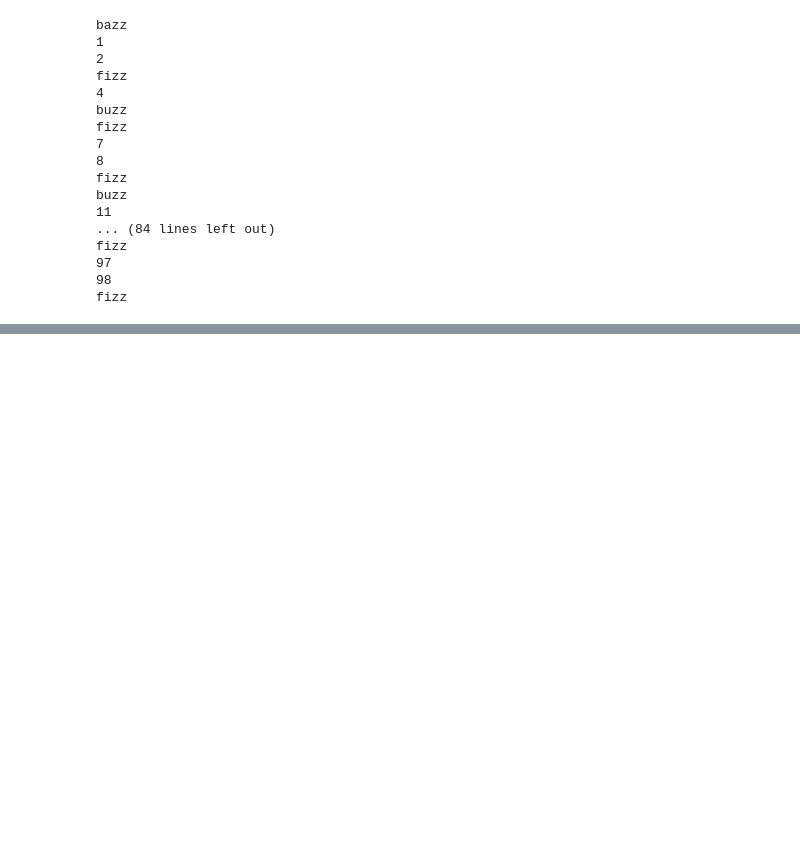
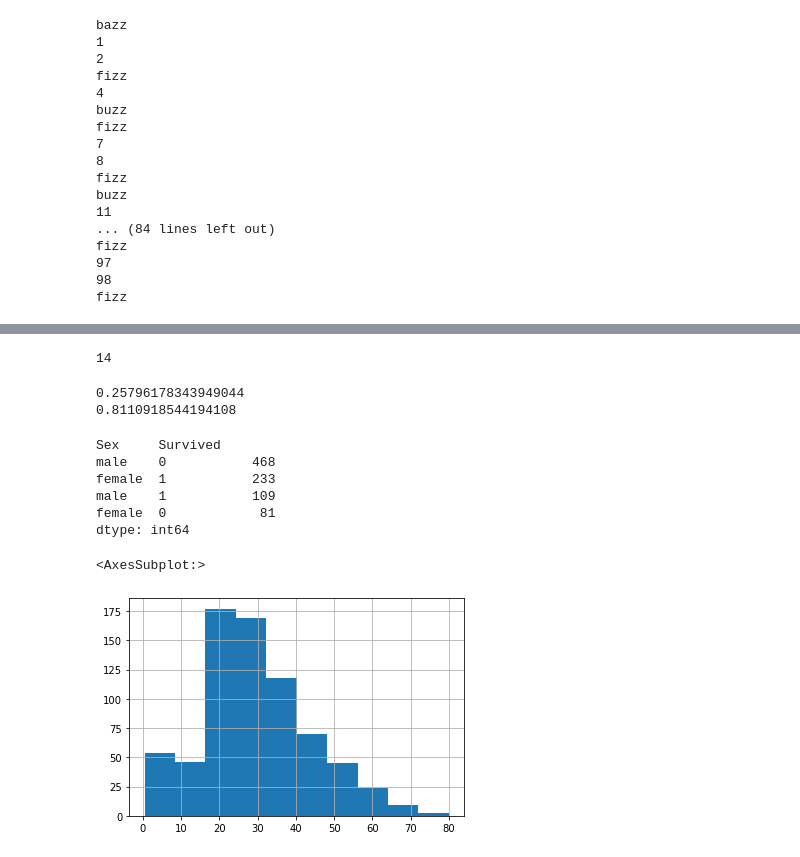
Before and after one commit to komi24/OrsysIntro1022, a Jupyter notebook: Partie1.ipynb, the cells around one changed output, grey strips where cells are left out. Cells and saved outputs as stored; diff of their text form; code cells hidden in the pictures; blank space fills up the shorter version.

```diff
--- a/Partie1.ipynb
+++ b/Partie1.ipynb
@@ -423,0 +494,4 @@ Pendant 10 tours faire bouger aléatoirement les voitures (position += random(-4
+# %%
+import pandas as pd
+
+df = pd.read_csv("titanic.csv")
@@ -423,0 +562,5 @@ Pendant 10 tours faire bouger aléatoirement les voitures (position += random(-4
+# %%
+df[(df["Age"] < 2) & (df["Sex"] == "male")]
+len(df.query("Age < 2 & Sex == 'male'"))
+# %% [output]
+14
@@ -423,0 +573,20 @@ Pendant 10 tours faire bouger aléatoirement les voitures (position += random(-4
+# %%
+print(female_survivors)
+print(male_survivors)
+# %% [output]
+0.25796178343949044
+0.8110918544194108
+# %%
+df[["Sex", "Survived"]].value_counts()
+# %% [output]
+Sex     Survived
+male    0           468
+female  1           233
+male    1           109
+female  0            81
+dtype: int64
+# %%
+df["Age"].hist()
+# %% [output]
+<AxesSubplot:>
+[figure, added]
```
Also changed, not shown: parts of 48 cells of this notebook.
